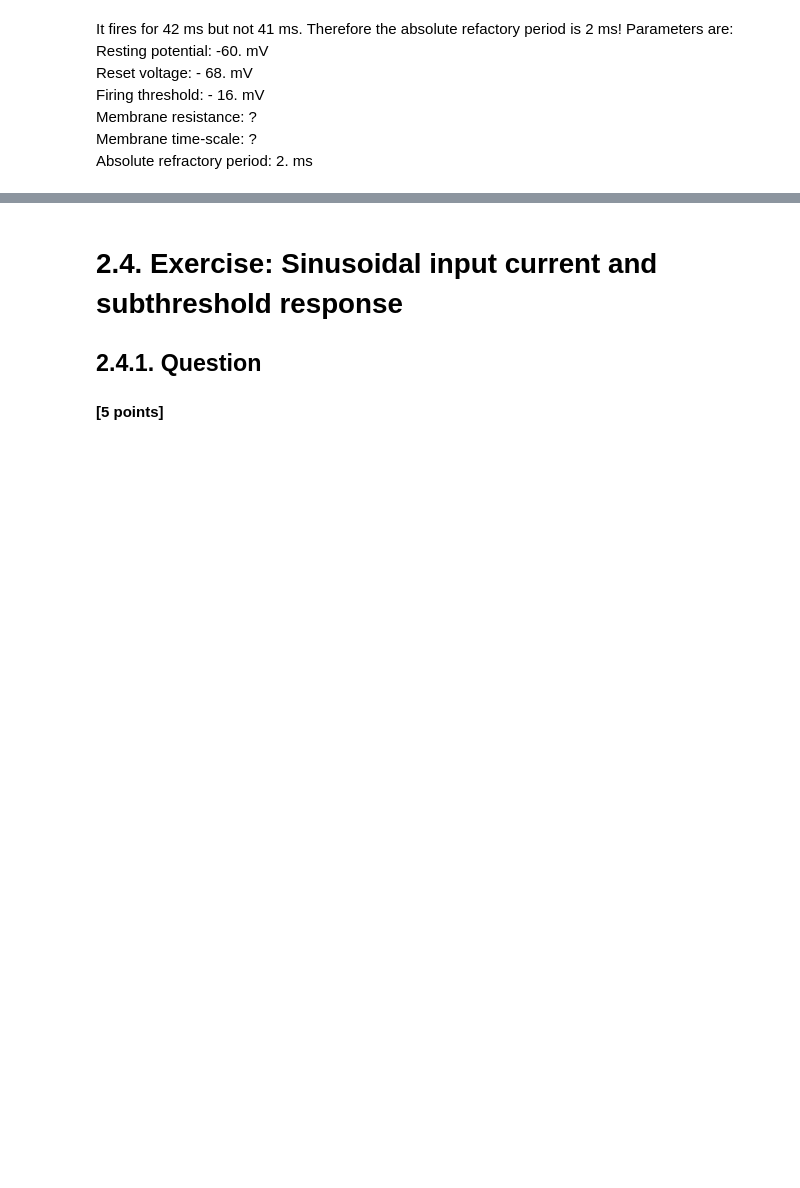
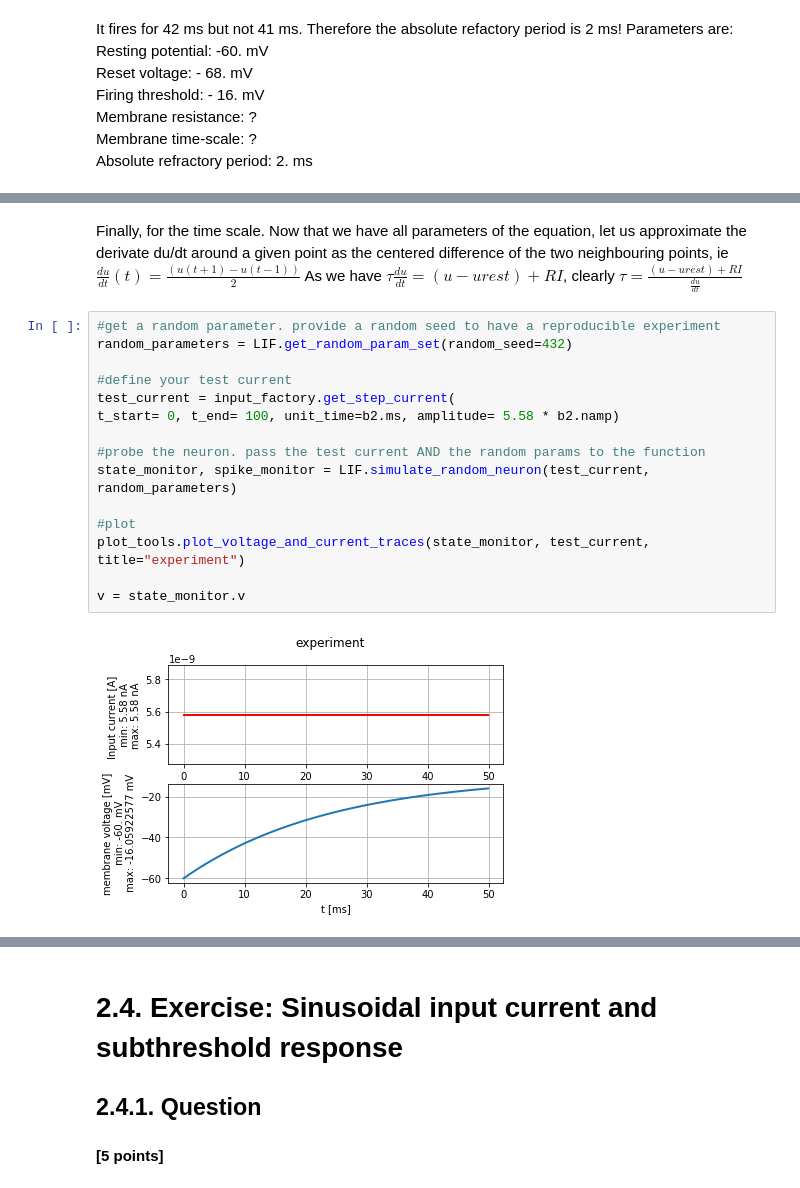
Before and after one commit to Shrecki/BioModNN, a Jupyter notebook: Ex2_Fabrice_Guibert_246696.ipynb, the cells around one changed output, grey strips where cells are left out. Cells and saved outputs as stored; diff of their text form; blank space fills up the shorter version.

```diff
--- a/Ex2_Fabrice_Guibert_246696.ipynb
+++ b/Ex2_Fabrice_Guibert_246696.ipynb
@@ -309,0 +318,20 @@ randomSimulation(0,100,5.585)
+# %% [markdown]
+Finally, for the time scale. Now that we have all parameters of the equation, let us approximate the derivate du/dt around a given point as the centered difference of the two neighbouring points, ie $ \frac{du}{dt}(t) = \frac{(u(t+1) - u (t-1))}{2}$
+As we have $\tau \frac{du}{dt} = (u-urest) + RI$, clearly $\tau = \frac{(u-urest) + RI}{ \frac{du}{dt} } $
+# %%
+#get a random parameter. provide a random seed to have a reproducible experiment
+random_parameters = LIF.get_random_param_set(random_seed=432)
+
+#define your test current
+test_current = input_factory.get_step_current(
+t_start= 0, t_end= 100, unit_time=b2.ms, amplitude= 5.58 * b2.namp)
+
+#probe the neuron. pass the test current AND the random params to the function
+state_monitor, spike_monitor = LIF.simulate_random_neuron(test_current, random_parameters)
+
+#plot
+plot_tools.plot_voltage_and_current_traces(state_monitor, test_current, title="experiment")
+
+v = state_monitor.v
+# %% [output]
+[figure, added]
```
Also changed, not shown: parts of 8 cells of this notebook.
